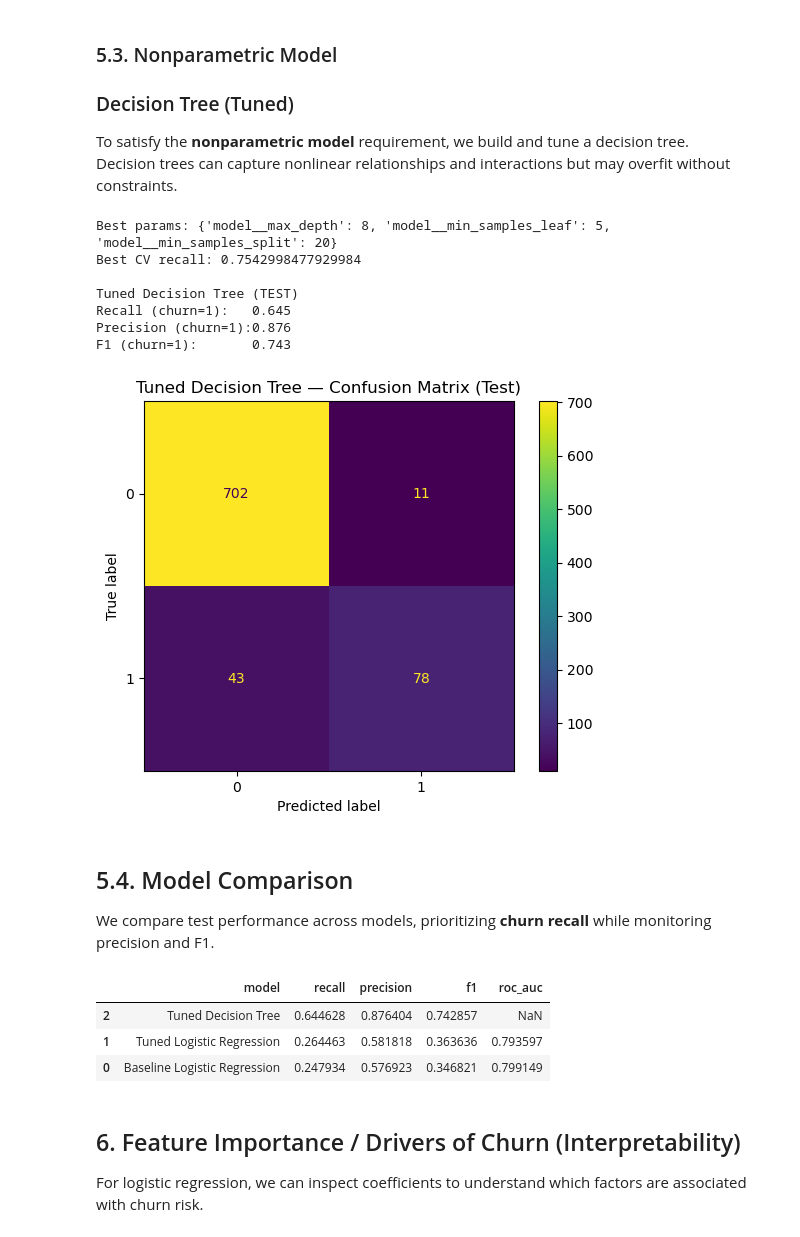
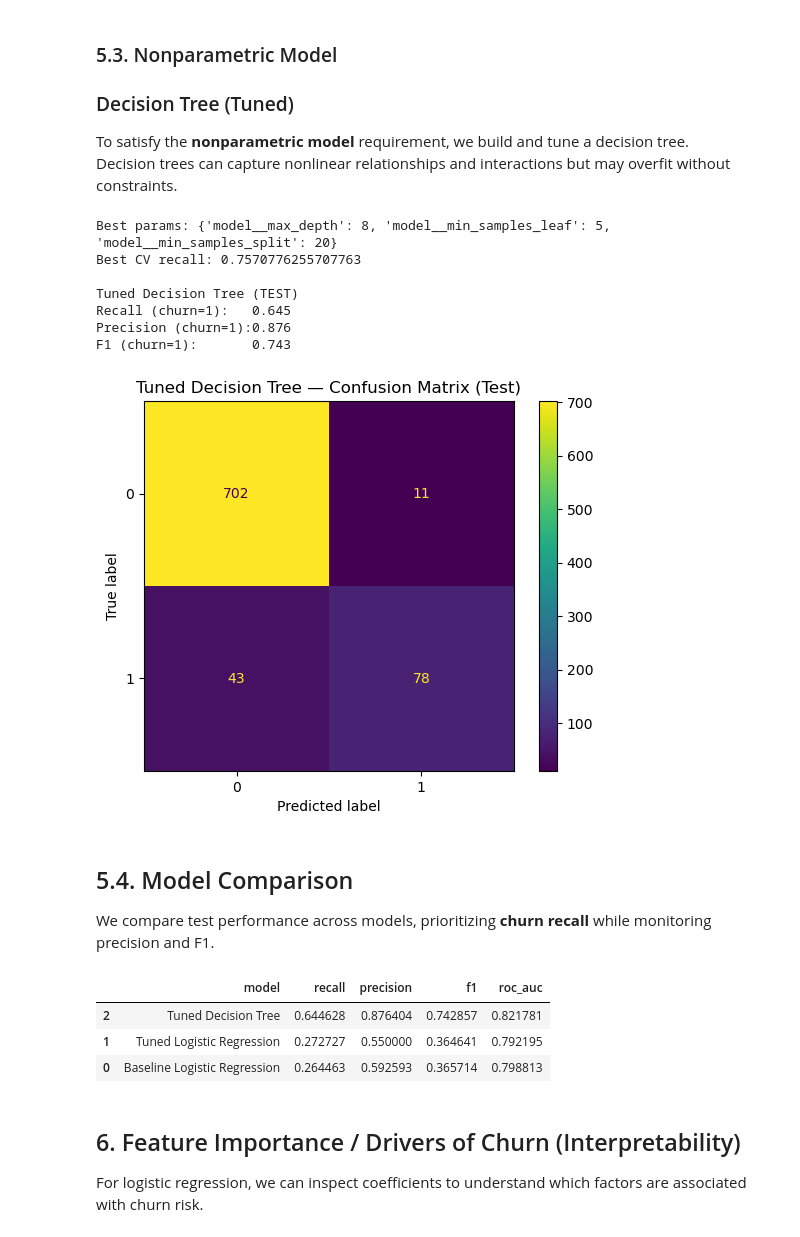
Before and after one commit to Morvine-otieno/phase-3-project, a Jupyter notebook: student.ipynb, the cells around one changed output. Drawn from its saved outputs; the diff is of its cells as text; code cells hidden in the pictures.

```diff
--- a/student.ipynb
+++ b/student.ipynb
@@ -77,3 +83,7 @@ We will inspect data shape, types, missing values, and churn class balance.
 print("Shape:", df.shape) # Rows and columns
 # %% [output]
 Shape: (3333, 21)
+# %%
+# phone number is an ID → causes leakage and nonsense coefficients.
+df = df.drop(columns=["phone number"])
+df.head()
@@ -120,5 +137,7 @@ df.describe(include="all").T.head(20) # Summary stats
 # %%
 # Check churn distribution (class balance)
+target_col = "churn"
+
 y_raw = df[target_col]
 print(y_raw.value_counts(dropna=False))
 print("\nClass proportions:\n", y_raw.value_counts(normalize=True, dropna=False))
@@ -445,7 +467,7 @@ plt.title("Tuned Decision Tree — Confusion Matrix (Test)")
 plt.show()
 # %% [output]
 Best params: {'model__max_depth': 8, 'model__min_samples_leaf': 5, 'model__min_samples_split': 20}
-Best CV recall: 0.7542998477929984
+Best CV recall: 0.7570776255707763
 
 Tuned Decision Tree (TEST)
 Recall (churn=1):   0.645
@@ -456,19 +478,22 @@ F1 (churn=1):       0.743
 ## 5.4. Model Comparison
 
 We compare test performance across models, prioritizing **churn recall** while monitoring precision and F1.
+# %%
+y_proba_tree = best_tree.predict_proba(X_test)[:, 1]
+auc_tree = roc_auc_score(y_test, y_proba_tree)
 # %%
 results = pd.DataFrame([
     {"model": "Baseline Logistic Regression", "recall": rec, "precision": prec, "f1": f1, "roc_auc": auc},
     {"model": "Tuned Logistic Regression", "recall": rec_lr, "precision": prec_lr, "f1": f1_lr, "roc_auc": auc_lr},
-    {"model": "Tuned Decision Tree", "recall": rec_tree, "precision": prec_tree, "f1": f1_tree, "roc_auc": np.nan},
+    {"model": "Tuned Decision Tree", "recall": rec_tree, "precision": prec_tree, "f1": f1_tree, "roc_auc": auc_tree},
 ]).sort_values(by="recall", ascending=False)
 
 results
 # %% [output]
 |  | model | recall | precision | f1 | roc_auc |
-| 2 | Tuned Decision Tree | 0.644628 | 0.876404 | 0.742857 | NaN |
-| 1 | Tuned Logistic Regression | 0.264463 | 0.581818 | 0.363636 | 0.793597 |
-| 0 | Baseline Logistic Regression | 0.247934 | 0.576923 | 0.346821 | 0.799149 |
+| 2 | Tuned Decision Tree | 0.644628 | 0.876404 | 0.742857 | 0.821781 |
+| 1 | Tuned Logistic Regression | 0.272727 | 0.550000 | 0.364641 | 0.792195 |
+| 0 | Baseline Logistic Regression | 0.264463 | 0.592593 | 0.365714 | 0.798813 |
 # %% [markdown]
 ## 6. Feature Importance / Drivers of Churn (Interpretability)
 
```
Also changed, not shown: parts of 12 cells of this notebook.
